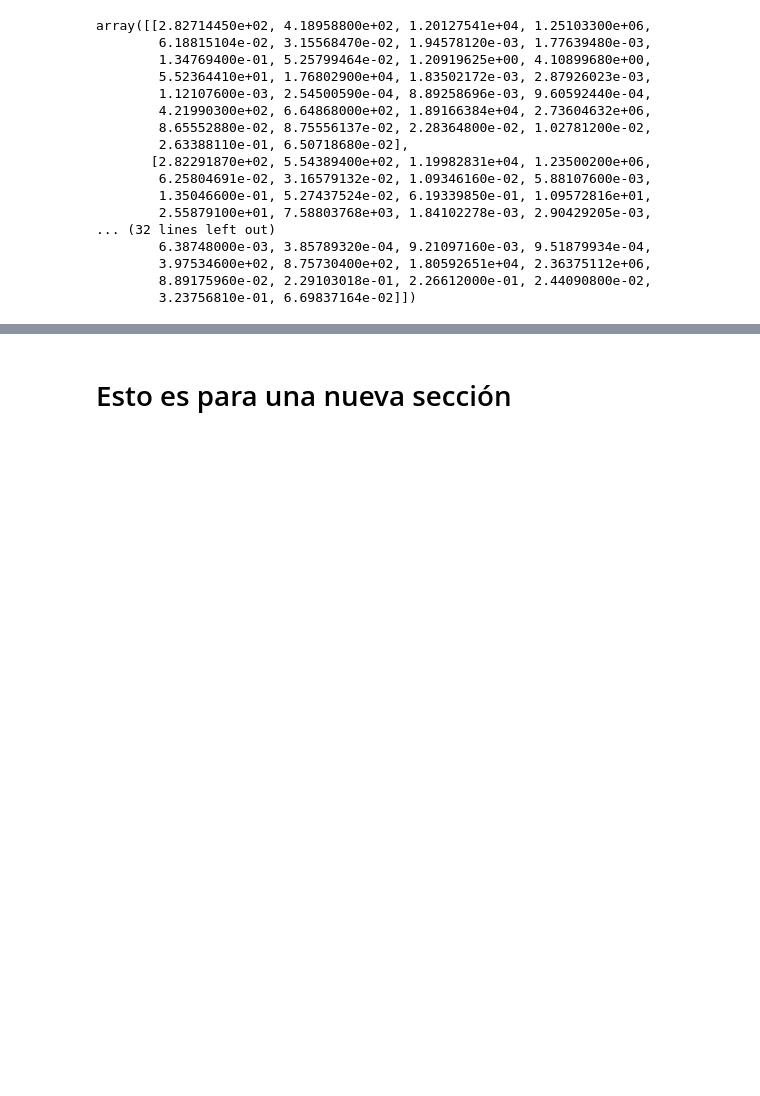
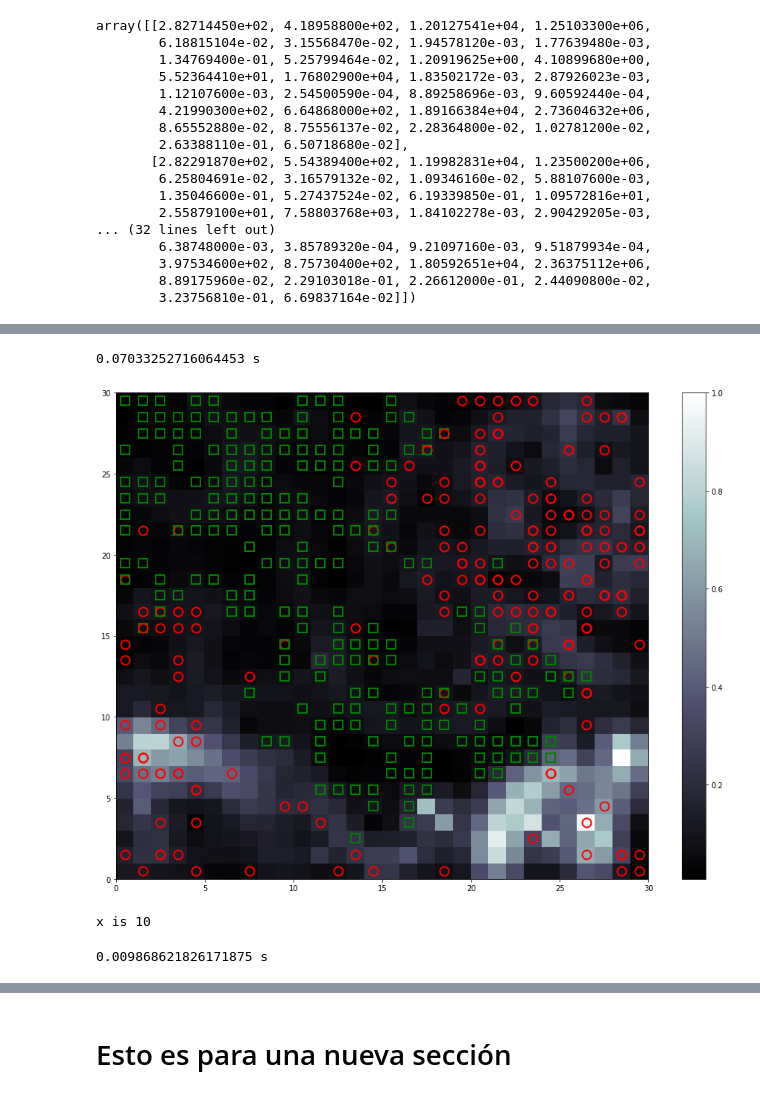
Before and after one commit to qSergio/Tutorial-Multiclases, a Jupyter notebook: Ejemplos/Untitled.ipynb, the cells around one changed output, grey strips where cells are left out. Saved outputs shown, nothing was run; the diff lists cells and outputs as text; code cells hidden in the pictures; blank space fills up the shorter version.

```diff
--- a/Ejemplos/Untitled.ipynb
+++ b/Ejemplos/Untitled.ipynb
@@ -133,0 +198,42 @@ array([[2.82714450e+02, 4.18958800e+02, 1.20127541e+04, 1.25103300e+06,
+# %%
+data = np.array(data)
+som = MiniSom(x=x,
+              y=y,
+              input_len=input_len,
+              sigma=sigma,
+              learning_rate=learning_rate)
+
+som.random_weights_init(data)
+# %%
+start_time = time.time()
+
+som.train_random(data, iterations)
+
+elapsed_time= time.time()- start_time
+
+print(elapsed_time, "s")
+# %% [output]
+0.07033252716064453 s
+# %%
+from pylab import plot, axis,show,pcolor,colorbar,bone
+
+plt.figure(figsize=(16,12))
+bone()
+pcolor(som.distance_map().T)
+colorbar()
+
+markers = ['o','s','D']
+colors = ['r','g','b']
+
+for i,xx in enumerate(data):
+    w = som.winner(xx)
+    plot(w[0]+.5,
+         w[1]+.5,
+         markers[target[i]],
+        markeredgecolor=colors[target[i]],
+        markerfacecolor='None',
+        markersize=12,
+        markeredgewidth=2)
+show()
+# %% [output]
+[figure, added]
@@ -133,0 +277,17 @@ array([[2.82714450e+02, 4.18958800e+02, 1.20127541e+04, 1.25103300e+06,
+# %%
+rows_data = data.shape[0]
+
+x = int(np.sqrt(5*np.sqrt(rows_data)))
+y=x
+
+input_len = data.shape[1]
+sigma = 0.003
+learning_rate=5
+iterations = 100
+print("x is {}".format(x))
+# %% [output]
+x is 10
+# %%
+som = train_som(x,y,input_len,5,learning_rate)
+# %% [output]
+0.009868621826171875 s
```
Also changed, not shown: parts of 27 cells of this notebook.
